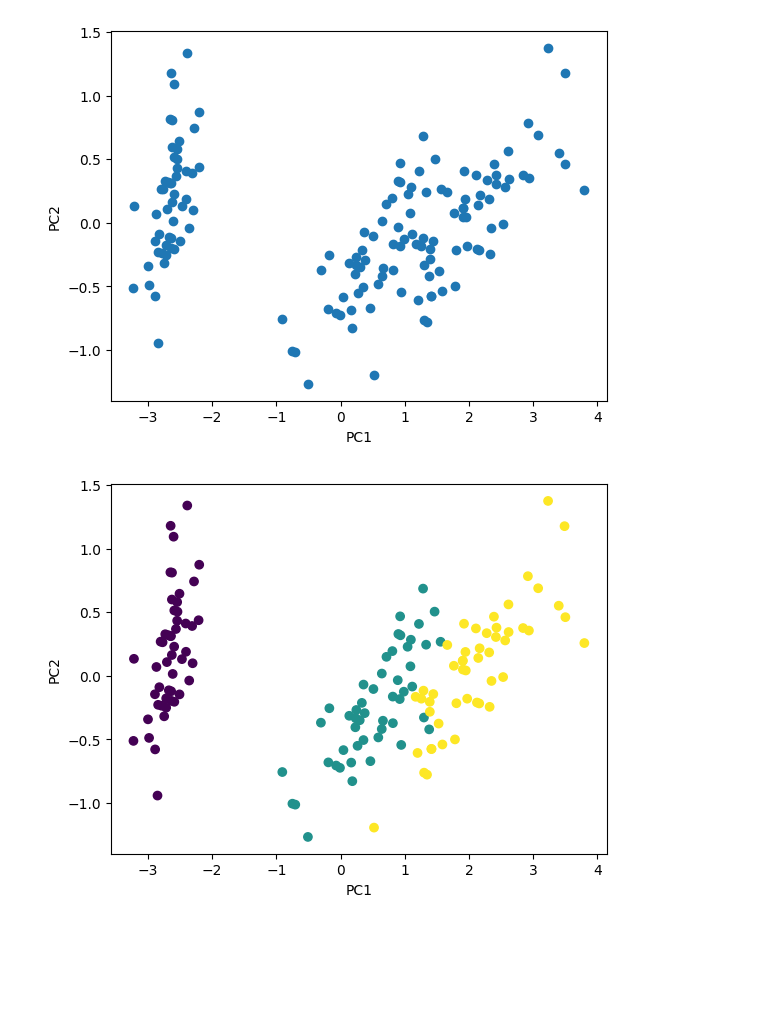
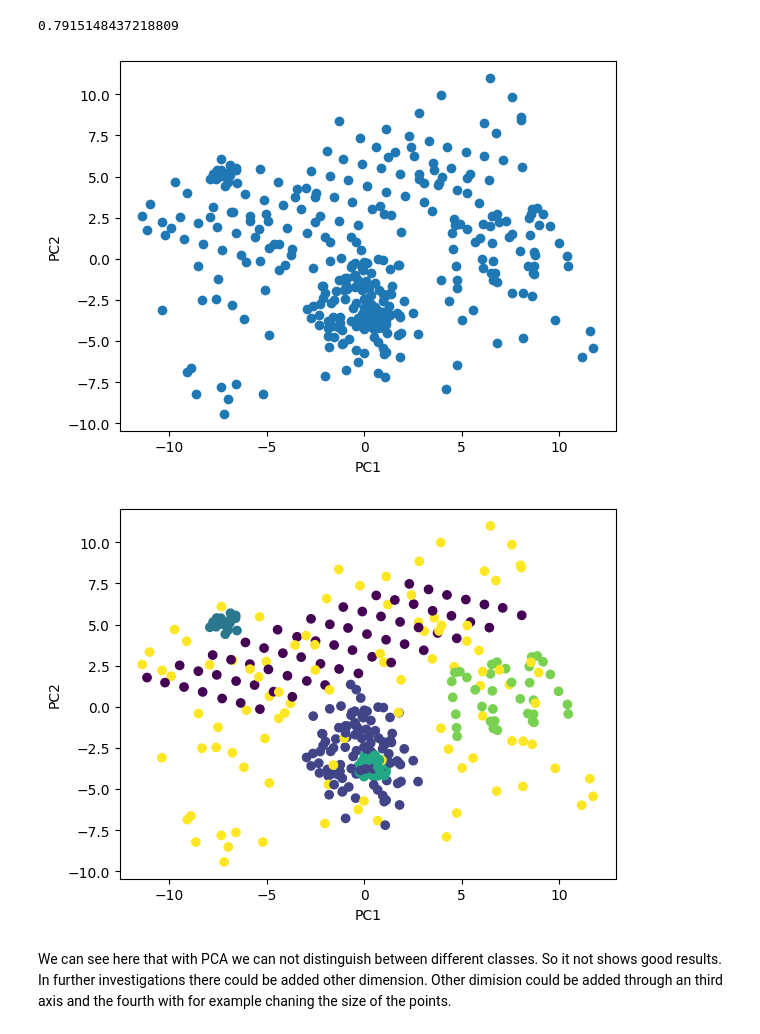
Before and after one commit to SavasKoeklu/NEC_A3, a Jupyter notebook: pca.ipynb, the cells around one changed output. Cells and saved outputs as stored; diff of their text form; code cells hidden in the pictures; blank space fills up the shorter version.

```diff
--- a/pca.ipynb
+++ b/pca.ipynb
@@ -13,0 +7,2 @@ y= pd.DataFrame(iris.target, columns=['target'])
+# %%
+data = pd.read_csv("data_data_preprocessing/data-preprocessed.csv")
@@ -14,3 +18,6 @@ y= pd.DataFrame(iris.target, columns=['target'])
+# %%
+x= data[['x','y','z','t']]
+y = data[['class']]
 # %%
 x.head()
 # %% [output]
@@ -100,3 +91,8 @@ plt.show()
+# %%
+# So the first two principal components caputure a variance of
+print(pca.explained_variance_ratio_[0]+pca.explained_variance_ratio_[1])
+# %% [output]
+0.7915148437218809
 # %%
 # plot a scatter plot of the first two principal components and color the points by their class
 plt.scatter(principal_df['PC1'],principal_df['PC2'])
@@ -104,15 +100,17 @@ plt.xlabel('PC1')
 plt.ylabel('PC2')
 plt.show()
 # %% [output]
-[figure, old version]
+[figure, new version]
 # %%
 df = pd.concat([principal_df, y], axis=1)
-plt.scatter(df['PC1'],df['PC2'], c=df['target'])
+plt.scatter(df['PC1'],df['PC2'], c=df['class'])
 plt.xlabel('PC1')
 plt.ylabel('PC2')
 plt.show()
 # %% [output]
-[figure, old version]
+[figure, new version]
+# %% [markdown]
+We can see here that with PCA we can not distinguish between different classes. So it not shows good results. In further investigations there could be added other dimension. Other dimision could be added through an third axis and the fourth with for example chaning the size of the points.
 # %%
 
 #Plot a scatter of only PC1
```
Also changed, not shown: parts of 23 cells of this notebook, 1 other file.
